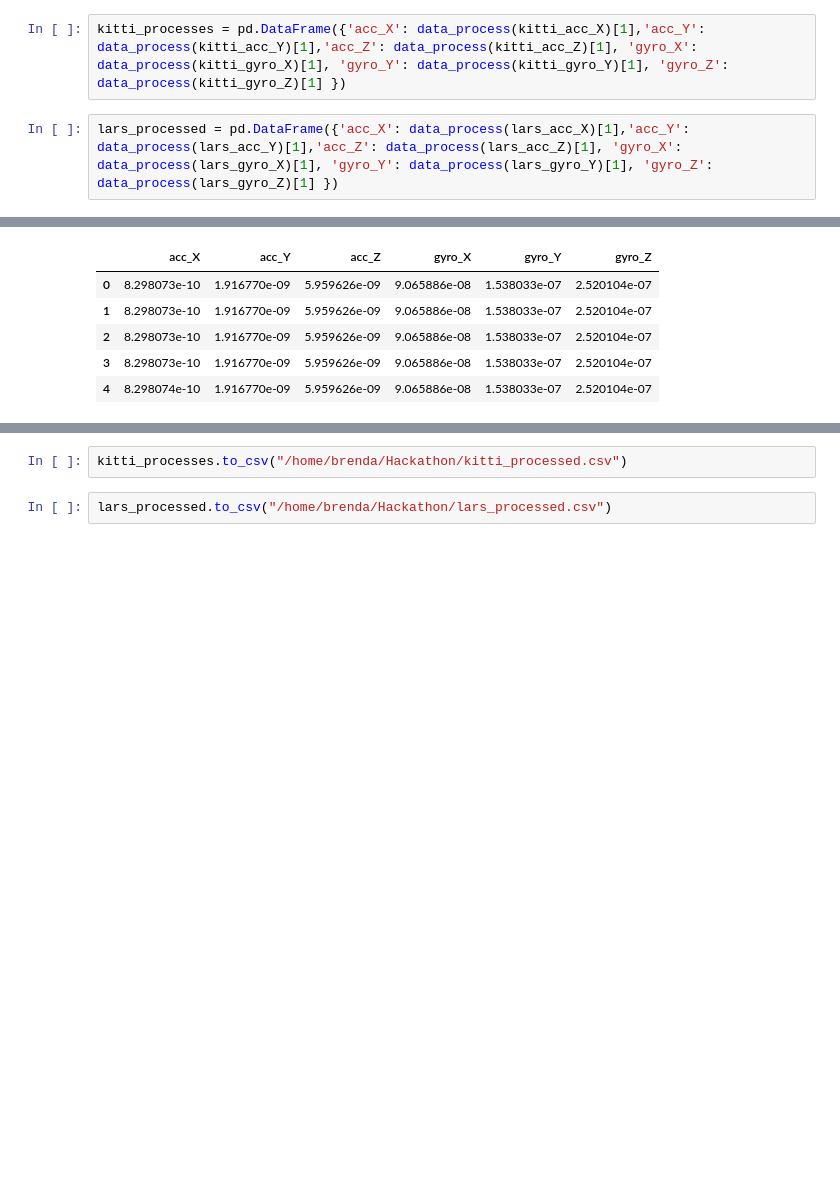
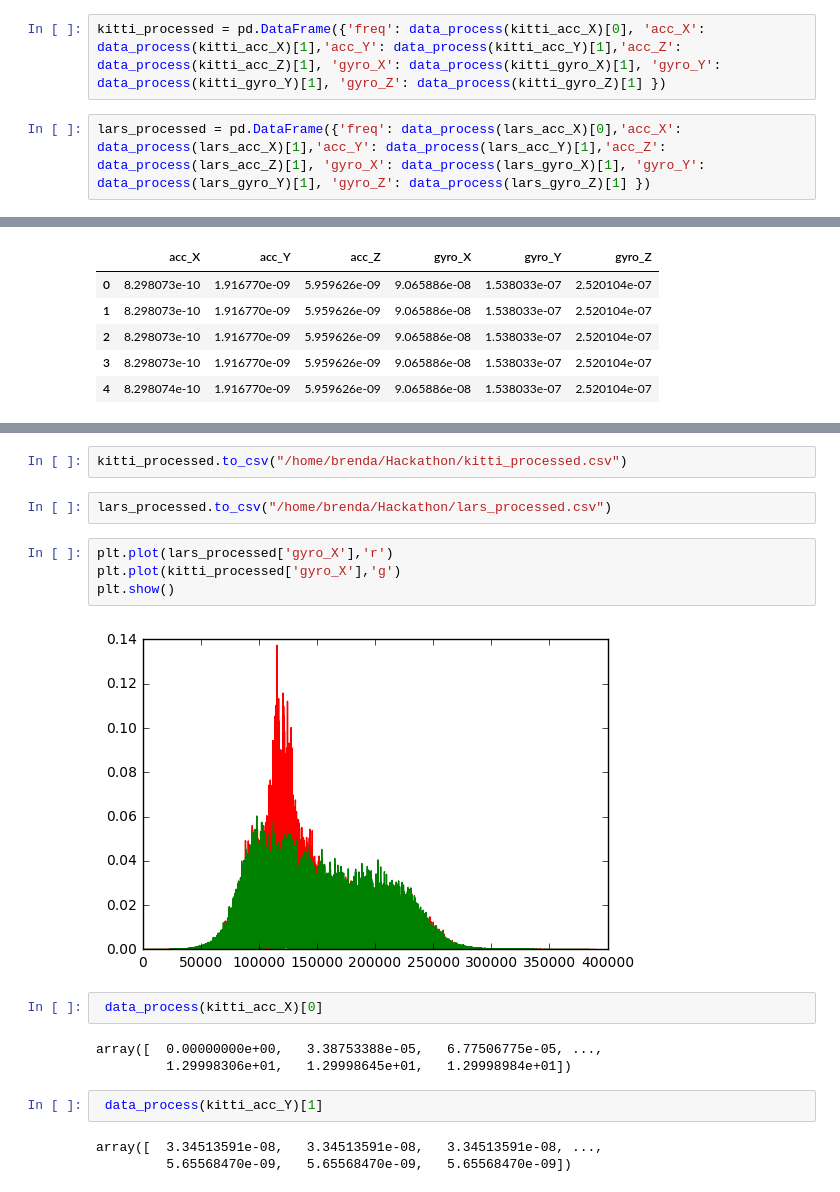
Before and after one commit to Pier-23-ThePortHackathon/Data, a Jupyter notebook: FFT and Plots.ipynb, the cells around one changed output, grey strips where cells are left out. Saved outputs shown, nothing was run; the diff lists cells and outputs as text; blank space fills up the shorter version.

Commit message:
added frequency column to kitti and lars data processed

```diff
--- a/FFT and Plots.ipynb
+++ b/FFT and Plots.ipynb
@@ -176,7 +169,7 @@ data_process(kitti_gyro_X)
 # %%
-kitti_processes = pd.DataFrame({'acc_X': data_process(kitti_acc_X)[1],'acc_Y': data_process(kitti_acc_Y)[1],'acc_Z': data_process(kitti_acc_Z)[1], 'gyro_X': data_process(kitti_gyro_X)[1], 'gyro_Y': data_process(kitti_gyro_Y)[1], 'gyro_Z': data_process(kitti_gyro_Z)[1] })
+kitti_processed = pd.DataFrame({'freq': data_process(kitti_acc_X)[0], 'acc_X': data_process(kitti_acc_X)[1],'acc_Y': data_process(kitti_acc_Y)[1],'acc_Z': data_process(kitti_acc_Z)[1], 'gyro_X': data_process(kitti_gyro_X)[1], 'gyro_Y': data_process(kitti_gyro_Y)[1], 'gyro_Z': data_process(kitti_gyro_Z)[1] })
 # %%
-lars_processed = pd.DataFrame({'acc_X': data_process(lars_acc_X)[1],'acc_Y': data_process(lars_acc_Y)[1],'acc_Z': data_process(lars_acc_Z)[1], 'gyro_X': data_process(lars_gyro_X)[1], 'gyro_Y': data_process(lars_gyro_Y)[1], 'gyro_Z': data_process(lars_gyro_Z)[1] })
+lars_processed = pd.DataFrame({'freq': data_process(lars_acc_X)[0],'acc_X': data_process(lars_acc_X)[1],'acc_Y': data_process(lars_acc_Y)[1],'acc_Z': data_process(lars_acc_Z)[1], 'gyro_X': data_process(lars_gyro_X)[1], 'gyro_Y': data_process(lars_gyro_Y)[1], 'gyro_Z': data_process(lars_gyro_Z)[1] })
 # %%
 lars_processed.head()
 # %% [output]
@@ -196,6 +189,22 @@ kitti_processes.head()
 | 3 | 3.437333e-08 | 3.345136e-08 | 5.516138e-08 | 0.000002 | 0.000002 | 0.000004 |
 | 4 | 3.437333e-08 | 3.345136e-08 | 5.516138e-08 | 0.000002 | 0.000002 | 0.000004 |
 # %%
-kitti_processes.to_csv("/home/brenda/Hackathon/kitti_processed.csv")
+kitti_processed.to_csv("/home/brenda/Hackathon/kitti_processed.csv")
 # %%
 lars_processed.to_csv("/home/brenda/Hackathon/lars_processed.csv")
+# %%
+plt.plot(lars_processed['gyro_X'],'r')
+plt.plot(kitti_processed['gyro_X'],'g')
+plt.show()
+# %% [output]
+[figure, added]
+# %%
+ data_process(kitti_acc_X)[0]
+# %% [output]
+array([  0.00000000e+00,   3.38753388e-05,   6.77506775e-05, ...,
+         1.29998306e+01,   1.29998645e+01,   1.29998984e+01])
+# %%
+ data_process(kitti_acc_Y)[1]
+# %% [output]
+array([  3.34513591e-08,   3.34513591e-08,   3.34513591e-08, ...,
+         5.65568470e-09,   5.65568470e-09,   5.65568470e-09])
```
Also changed, not shown: parts of 3 cells of this notebook, 2 other files.
